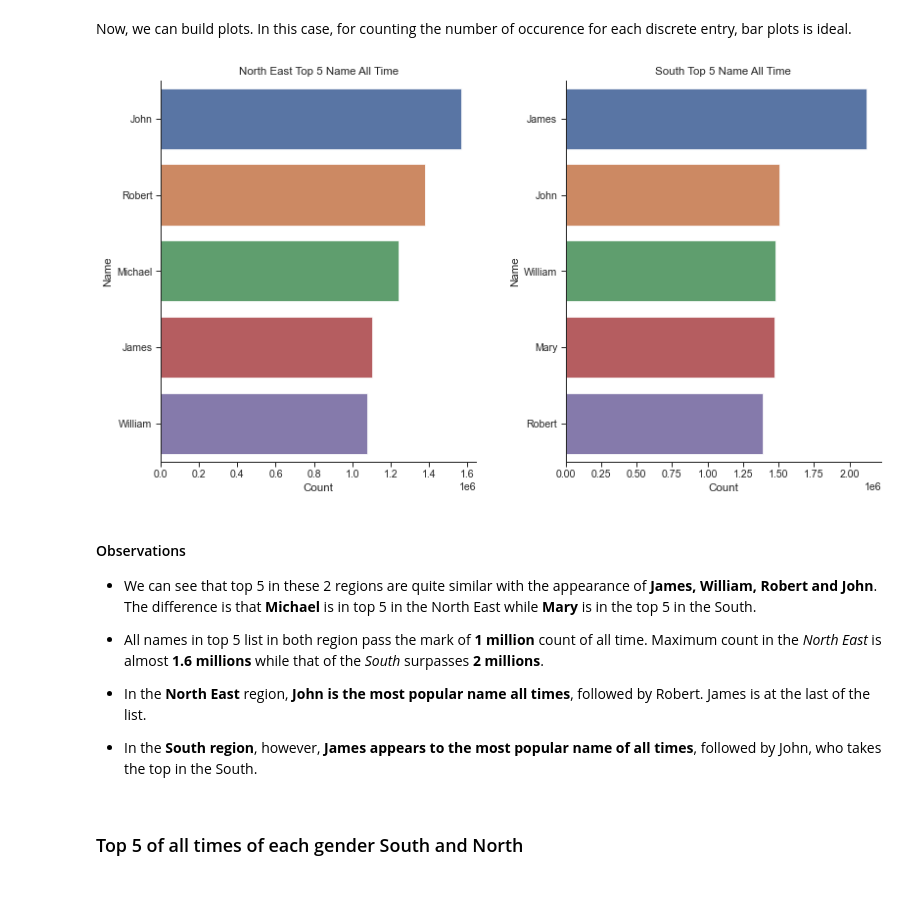
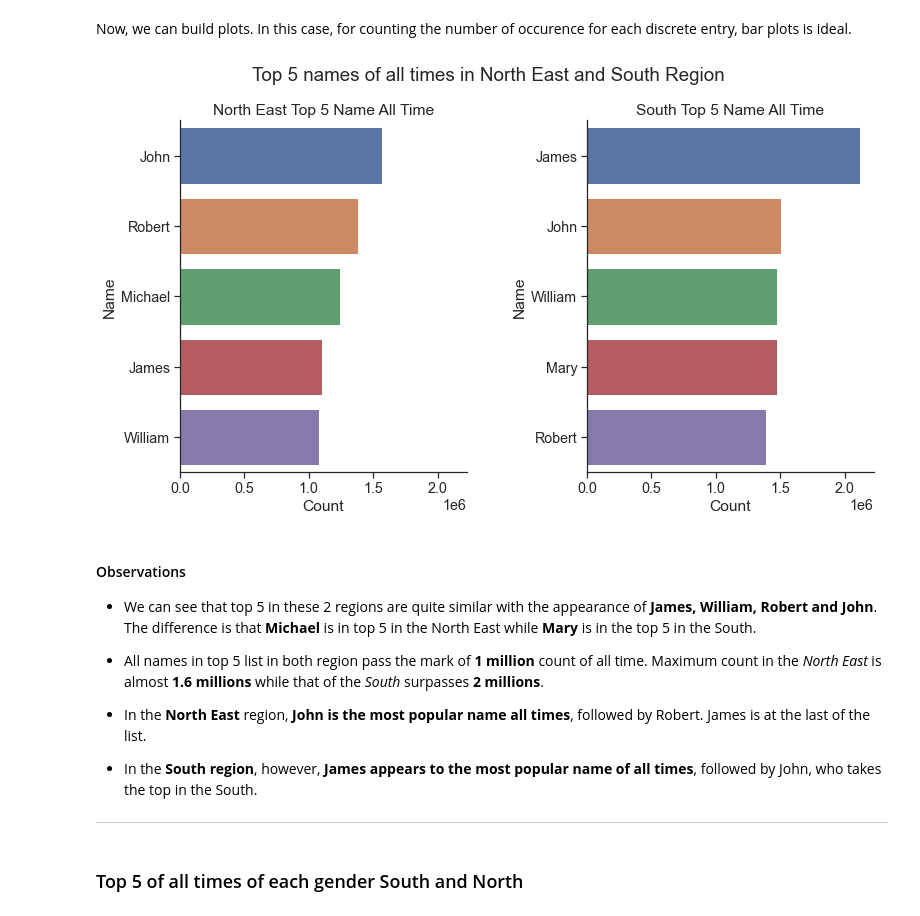
Before and after one commit to data301-2020-winter2/course-project-group_1039, a Jupyter notebook: analysis/Jamie/milestones2_EDA.ipynb, the cells around one changed output. Drawn from its saved outputs; the diff is of its cells as text; code cells hidden in the pictures.

Commit message:
synchronize axis label/scale, add plot title,add observations, summaries

```diff
--- a/analysis/Jamie/milestones2_EDA.ipynb
+++ b/analysis/Jamie/milestones2_EDA.ipynb
@@ -167,35 +149,52 @@ top5_s,low5_s = s_name.tail().reset_index(drop=True).sort_index(ascending=False)
+# %%
+# Define processing function
+def get_top5_all_time(data=None):
+    if data is None:
+        return data
+    return (data.groupby(by="Name")
+              .aggregate("sum")
+              .drop(columns=["Year"]) # We do not analyze with time
+              .reset_index()
+              .sort_values(by="Count", ascending=False)
+              .head()
+           )
+# For the north east
+top5_n = get_top5_all_time(n_df)
+# For the south
+top5_s = get_top5_all_time(s_df)
 # %% [markdown]
 Now, we can build plots. In this case, for counting the number of occurence for each discrete entry, bar plots is ideal.
 # %%
 # Check similarity between 2 regions
-sns.set_theme(context="paper", style="ticks",  font_scale=1.2, )
+sns.set_theme(context="notebook", style="ticks",  font_scale=1.3)
 
 # Need to add value on top of each bar
 
-fig, ax = plt.subplots(nrows=1, ncols=2, figsize=(12,7))
+fig, ax = plt.subplots(nrows=1, ncols=2, figsize=(12,7), sharex=True)
 # North graph
 north = sns.barplot(y="Name",
             x="Count",
             data=top5_n,
             order=top5_n["Name"],
             ax=ax[0]
             )
 north.set_title("North East Top 5 Name All Time")
 
 # South graph
 south = sns.barplot(y="Name",
             x="Count",
             data=top5_s,
             order=top5_s["Name"],
             ax=ax[1])
 south.set_title("South Top 5 Name All Time")
 
 # Show plot
 sns.despine()
 fig.tight_layout(pad=3.0)
+fig.suptitle("Top 5 names of all times in North East and South Region")
 plt.show()
 # %% [output]
-[figure, old version]
+[figure, new version]
 # %% [markdown]
 #### Observations
 
@@ -206,3 +205,4 @@ plt.show()
 - In the **North East** region, **John is the most popular name all times**, followed by Robert. James is at the last of the list.
 
 - In the **South region**, however, **James appears to the most popular name of all times**, followed by John, who takes the top in the South.
+___
```
Also changed, not shown: parts of 20 cells of this notebook.
